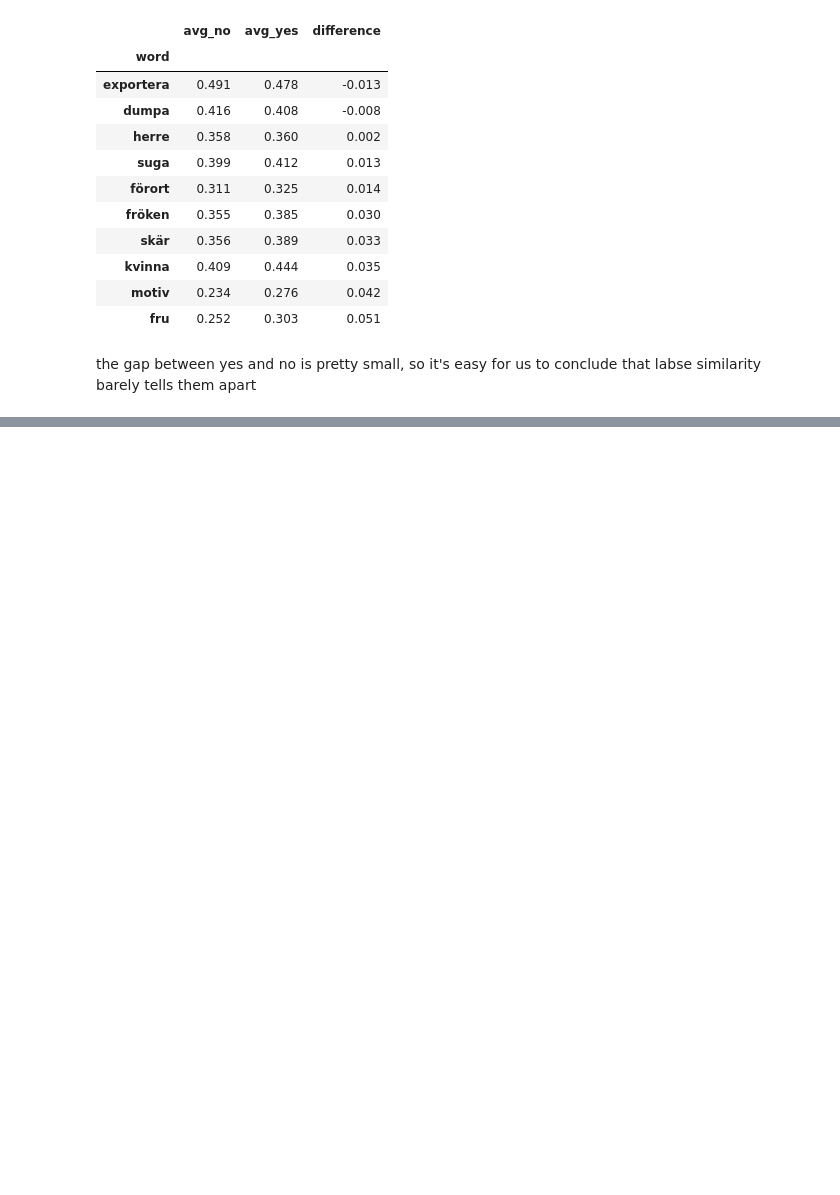
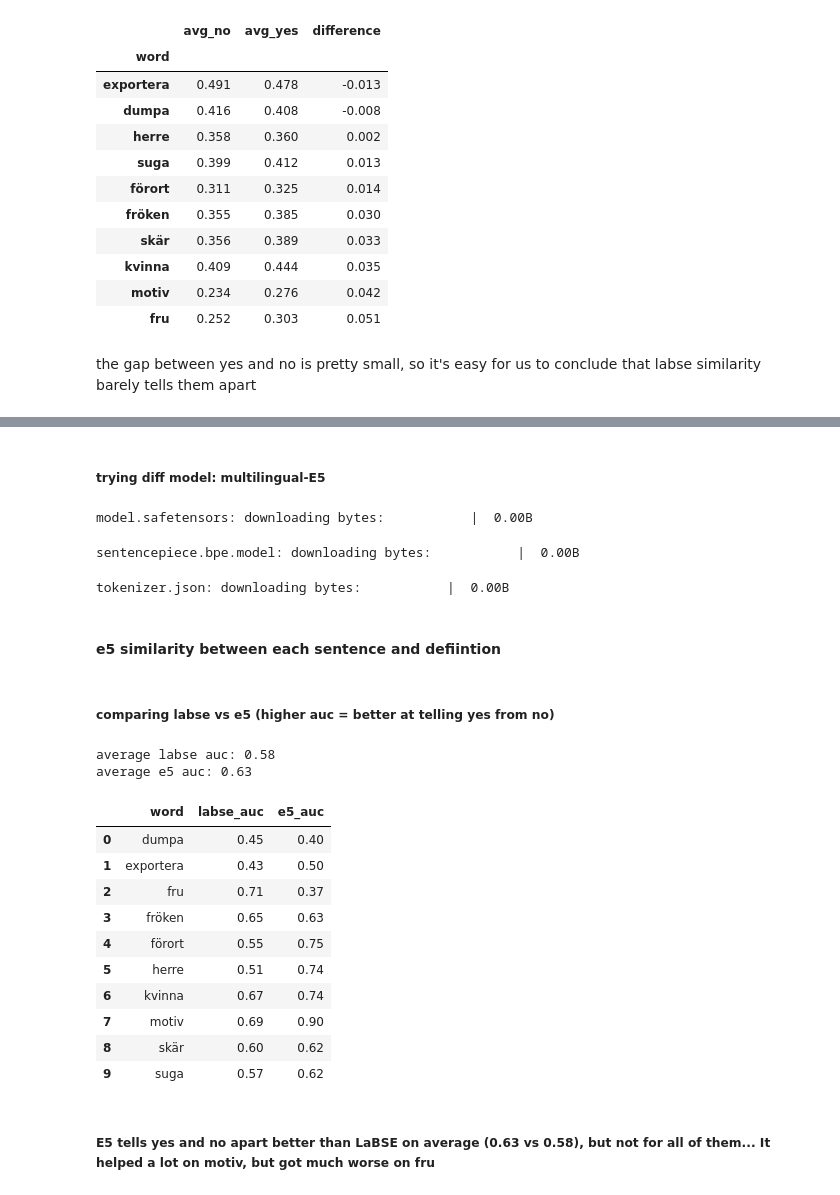
Before and after one commit to afridorian/semantic-change-over-time, a Jupyter notebook: src/swedish_subtask2.ipynb, the cells around one changed output, grey strips where cells are left out. Saved outputs shown, nothing was run; the diff lists cells and outputs as text; code cells hidden in the pictures; blank space fills up the shorter version.

```diff
--- a/src/swedish_subtask2.ipynb
+++ b/src/swedish_subtask2.ipynb
@@ -344,0 +343,7 @@ the gap between yes and no is pretty small, so it's easy for us to conclude that
+# %%
+rows = []
+for word, group in scores.groupby("word"):
+    rows.append({"word": word, "labse_auc": roc_auc_score(group["label"], group["similarity"])})
+
+auc_table = pd.DataFrame(rows).round(2)
+auc_table.sort_values("labse_auc")
@@ -344,0 +362,42 @@ the gap between yes and no is pretty small, so it's easy for us to conclude that
+# %% [markdown]
+##### trying diff model: multilingual-E5
+# %%
+e5 = SentenceTransformer("intfloat/multilingual-e5-base", device=device)
+# %% [output]
+model.safetensors: downloading bytes:           |  0.00B
+sentencepiece.bpe.model: downloading bytes:           |  0.00B
+tokenizer.json: downloading bytes:           |  0.00B
+# %% [markdown]
+#### e5 similarity between each sentence and defiintion
+# %%
+e5_sentences = e5.encode(("passage: " + data["context"]).tolist(), normalize_embeddings=True)
+e5_definitions = e5.encode(("query: " + data["definition"]).tolist(), normalize_embeddings=True)
+
+data["e5_similarity"] = (e5_sentences * e5_definitions).sum(axis=1)
+# %% [markdown]
+##### comparing labse vs e5 (higher auc = better at telling yes from no)
+# %%
+e5_aucs = []
+for word, group in data.groupby("word"):
+    e5_aucs.append(roc_auc_score(group["label"], group["e5_similarity"]))
+
+auc_table["e5_auc"] = e5_aucs
+print("average labse auc:", auc_table["labse_auc"].mean().round(2))
+print("average e5 auc:", round(sum(e5_aucs) / len(e5_aucs), 2))
+auc_table.round(2)
+# %% [output]
+average labse auc: 0.58
+average e5 auc: 0.63
+|  | word | labse_auc | e5_auc |
+| 0 | dumpa | 0.45 | 0.40 |
+| 1 | exportera | 0.43 | 0.50 |
+| 2 | fru | 0.71 | 0.37 |
+| 3 | fröken | 0.65 | 0.63 |
+| 4 | förort | 0.55 | 0.75 |
+| 5 | herre | 0.51 | 0.74 |
+| 6 | kvinna | 0.67 | 0.74 |
+| 7 | motiv | 0.69 | 0.90 |
+| 8 | skär | 0.60 | 0.62 |
+| 9 | suga | 0.57 | 0.62 |
+# %% [markdown]
+##### E5 tells yes and no apart better than LaBSE on average (0.63 vs 0.58), but not for all of them... It helped a lot on motiv, but got much worse on fru
```
Also changed, not shown: parts of 6 cells of this notebook.
